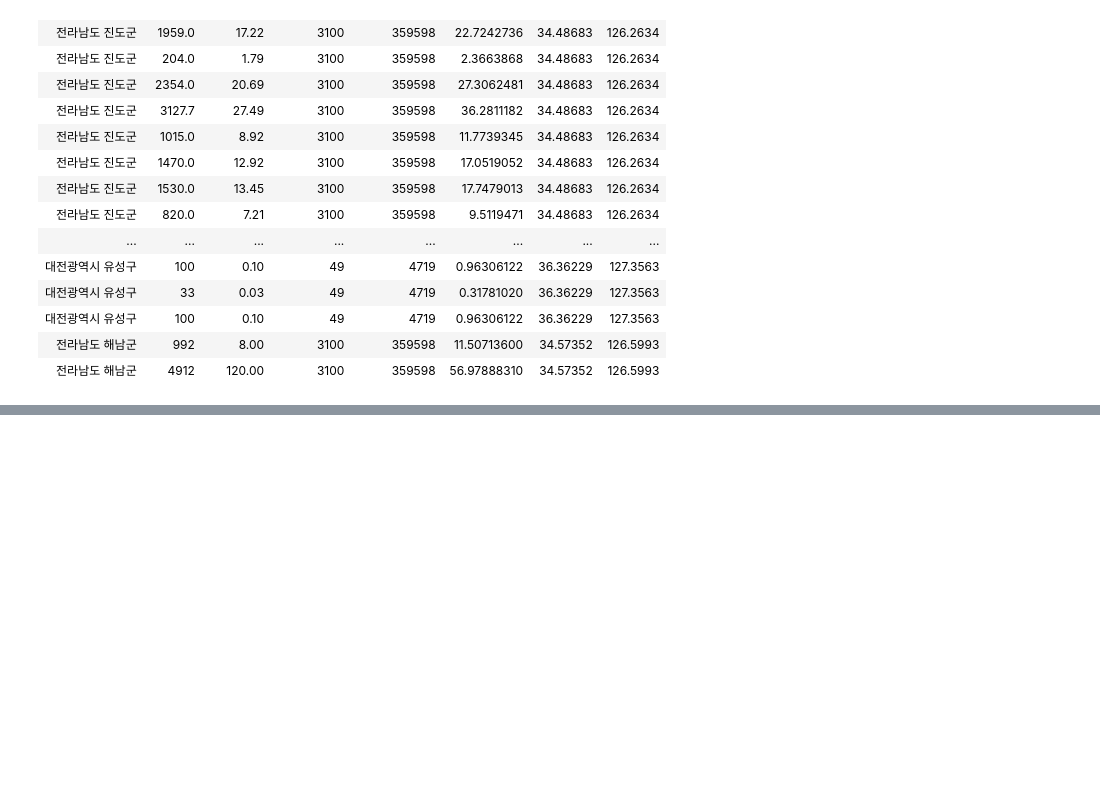
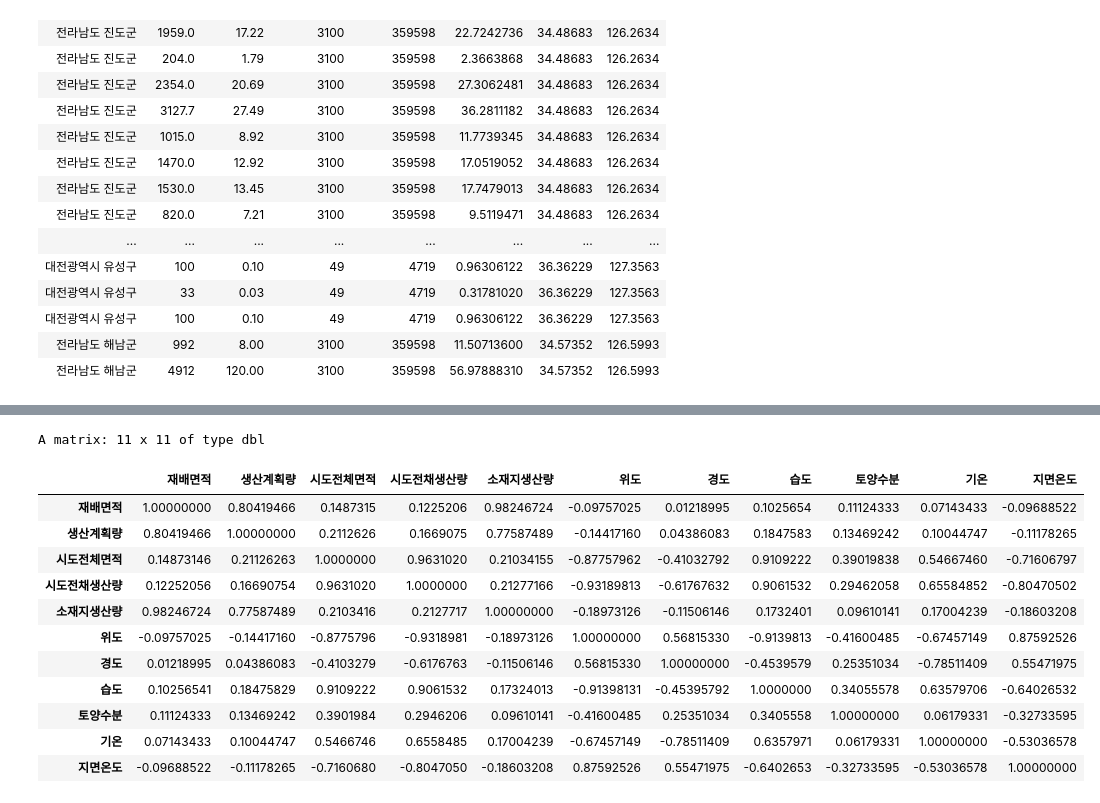
Before and after one commit to tjdwlsaos22/RecoFarm, a Jupyter notebook: Project/3.채소류실적_기상관측.ipynb, the cells around one changed output, grey strips where cells are left out. Cells and saved outputs as stored; diff of their text form; code cells hidden in the pictures; blank space fills up the shorter version.

```diff
--- a/Project/3.채소류실적_기상관측.ipynb
+++ b/Project/3.채소류실적_기상관측.ipynb
@@ -368,0 +701,16 @@ A data.frame: 2522 x 8
+# %%
+cor(test)
+# %% [output]
+A matrix: 11 x 11 of type dbl
+|  | 재배면적 | 생산계획량 | 시도전체면적 | 시도전채생산량 | 소재지생산량 | 위도 | 경도 | 습도 | 토양수분 | 기온 | 지면온도 |
+| 재배면적 | 1.00000000 | 0.80419466 | 0.1487315 | 0.1225206 | 0.98246724 | -0.09757025 | 0.01218995 | 0.1025654 | 0.11124333 | 0.07143433 | -0.09688522 |
+| 생산계획량 | 0.80419466 | 1.00000000 | 0.2112626 | 0.1669075 | 0.77587489 | -0.14417160 | 0.04386083 | 0.1847583 | 0.13469242 | 0.10044747 | -0.11178265 |
+| 시도전체면적 | 0.14873146 | 0.21126263 | 1.0000000 | 0.9631020 | 0.21034155 | -0.87757962 | -0.41032792 | 0.9109222 | 0.39019838 | 0.54667460 | -0.71606797 |
+| 시도전채생산량 | 0.12252056 | 0.16690754 | 0.9631020 | 1.0000000 | 0.21277166 | -0.93189813 | -0.61767632 | 0.9061532 | 0.29462058 | 0.65584852 | -0.80470502 |
+| 소재지생산량 | 0.98246724 | 0.77587489 | 0.2103416 | 0.2127717 | 1.00000000 | -0.18973126 | -0.11506146 | 0.1732401 | 0.09610141 | 0.17004239 | -0.18603208 |
+| 위도 | -0.09757025 | -0.14417160 | -0.8775796 | -0.9318981 | -0.18973126 | 1.00000000 | 0.56815330 | -0.9139813 | -0.41600485 | -0.67457149 | 0.87592526 |
+| 경도 | 0.01218995 | 0.04386083 | -0.4103279 | -0.6176763 | -0.11506146 | 0.56815330 | 1.00000000 | -0.4539579 | 0.25351034 | -0.78511409 | 0.55471975 |
+| 습도 | 0.10256541 | 0.18475829 | 0.9109222 | 0.9061532 | 0.17324013 | -0.91398131 | -0.45395792 | 1.0000000 | 0.34055578 | 0.63579706 | -0.64026532 |
+| 토양수분 | 0.11124333 | 0.13469242 | 0.3901984 | 0.2946206 | 0.09610141 | -0.41600485 | 0.25351034 | 0.3405558 | 1.00000000 | 0.06179331 | -0.32733595 |
+| 기온 | 0.07143433 | 0.10044747 | 0.5466746 | 0.6558485 | 0.17004239 | -0.67457149 | -0.78511409 | 0.6357971 | 0.06179331 | 1.00000000 | -0.53036578 |
+| 지면온도 | -0.09688522 | -0.11178265 | -0.7160680 | -0.8047050 | -0.18603208 | 0.87592526 | 0.55471975 | -0.6402653 | -0.32733595 | -0.53036578 | 1.00000000 |
```
Also changed, not shown: parts of 34 cells of this notebook, 1 other file.
